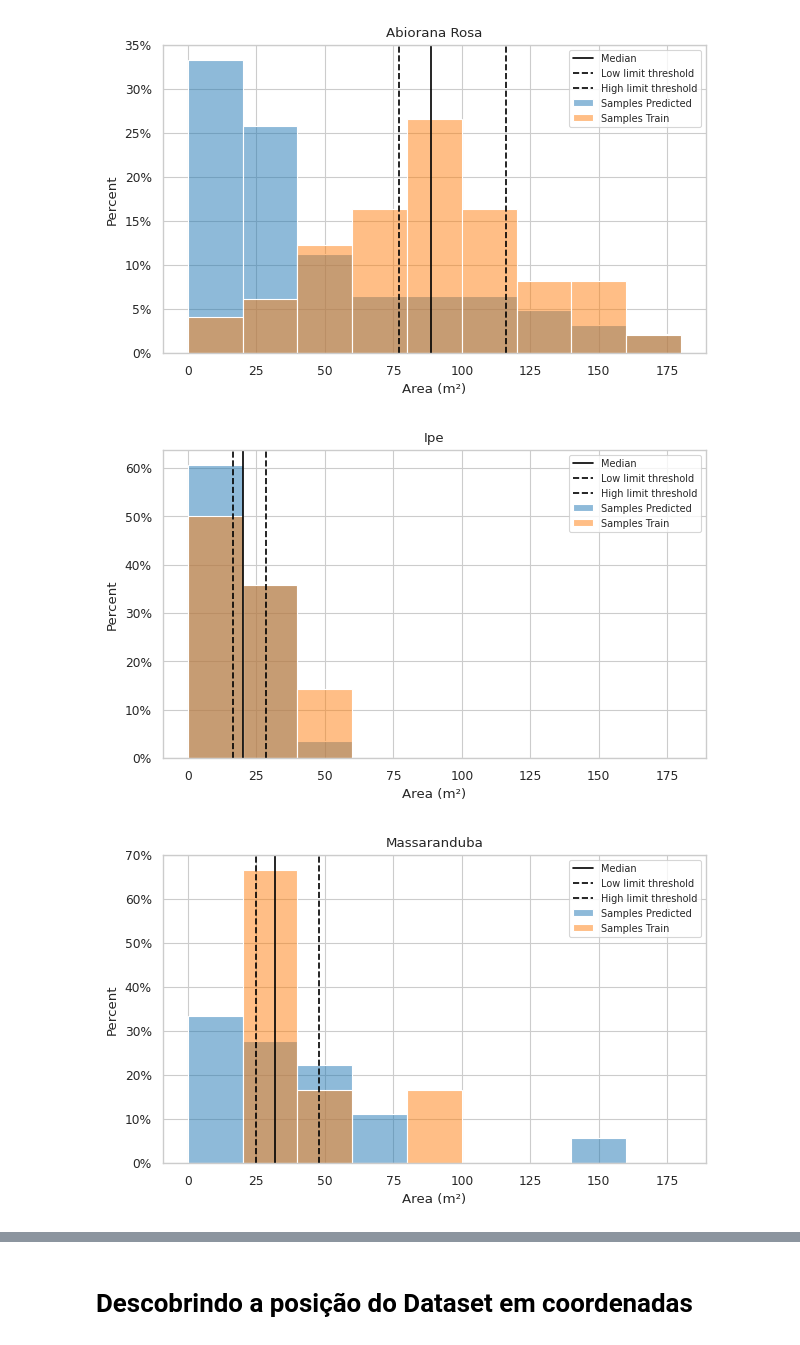
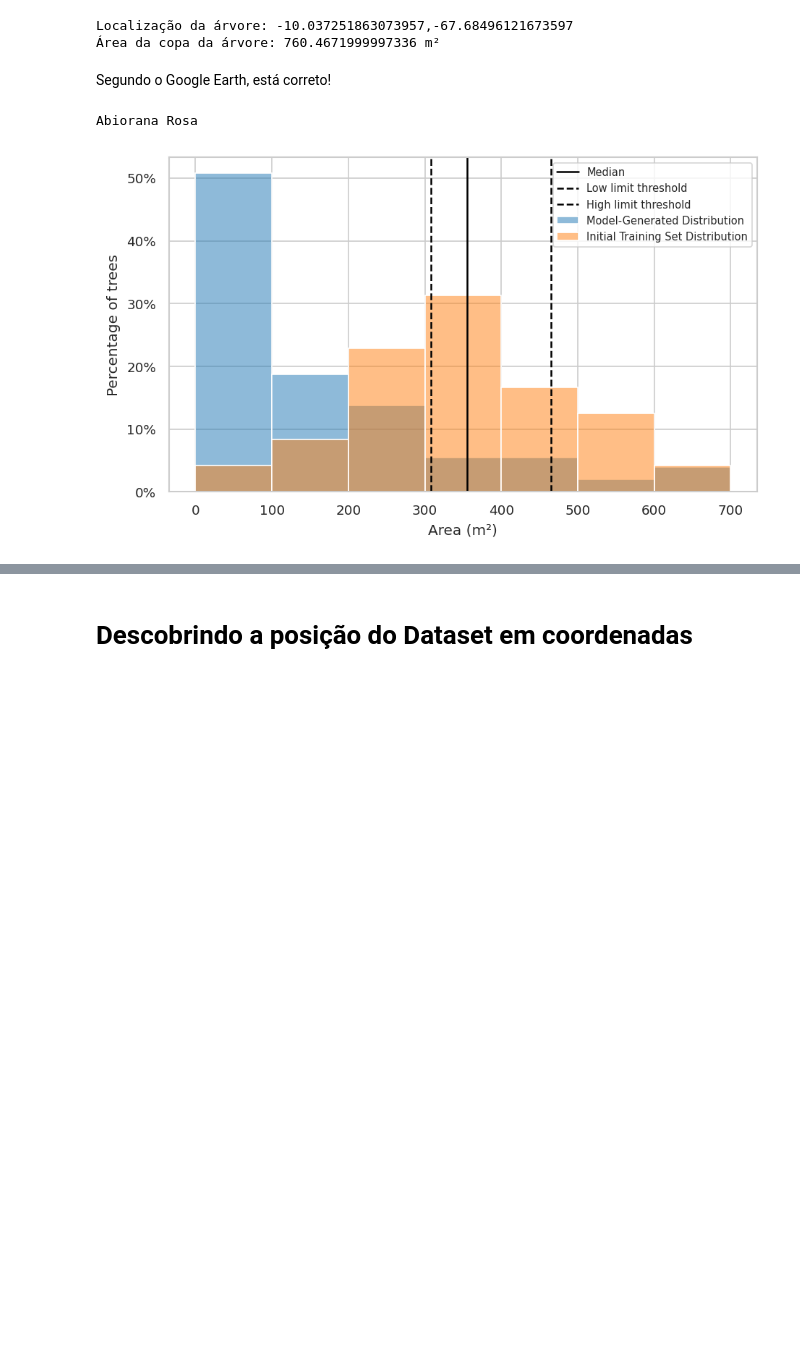
Before and after one commit to Green-AI-Lab-GAIA/multi-task-fcn, a Jupyter notebook: exploration_notebooks/show_comp_selection.ipynb, the cells around one changed output, grey strips where cells are left out. Drawn from its saved outputs; the diff is of its cells as text; code cells hidden in the pictures; blank space fills up the shorter version.

Commit message:
Updated visualization

```diff
--- a/exploration_notebooks/show_comp_selection.ipynb
+++ b/exploration_notebooks/show_comp_selection.ipynb
@@ -236,0 +108,10 @@ train_stats.sort_values("area", ascending=False, inplace=True)
+# %%
+COMP_GT_TRAIN = label(TRAIN_GT)
+comp_new_pred = label(new_pred_map)
+
+new_pred_stats = get_components_stats(comp_new_pred, new_pred_map)
+train_stats = get_components_stats(COMP_GT_TRAIN, TRAIN_GT)
+
+train_stats["tree_name"] = train_stats["tree_type"].map(id_tree)
+train_stats["area_m2"] = train_stats["area"] * pixel_size_x * pixel_size_y
+new_pred_stats["area_m2"] = new_pred_stats["area"] * pixel_size_x * pixel_size_y
@@ -237,6 +140,21 @@ train_stats.sort_values("area", ascending=False, inplace=True)
+# %%
+with rasterio.open(args.train_segmentation_path) as src:
+
+    transfomer = Transformer.from_crs(src.crs, "epsg:4326", always_xy=True)
+
+    x, y = src.xy(selected_itc["centroid-0"].values[0], selected_itc["centroid-1"].values[0])
+
+    x_coord, y_coord = transfomer.transform(x, y)
+    print(f"Localização da árvore: {y_coord},{x_coord}")
+    print("Área da copa da árvore:", selected_itc["area_m2"].values[0], "m²")
+# %% [output]
+Localização da árvore: -10.037251863073957,-67.68496121673597
+Área da copa da árvore: 760.4671999997336 m²
+# %% [markdown]
+Segundo o Google Earth, está correto!
 # %%
 
-for tree_type_num in new_pred_stats["tree_type"].unique():
+for tree_type_num in new_pred_stats["tree_type"].sort_values().unique():
 
     train_stats_area = train_stats[train_stats["tree_type"] == tree_type_num]["area"]* pixel_size_x * pixel_size_y
     new_pred_stats_area = new_pred_stats[new_pred_stats["tree_type"] == tree_type_num]["area"]* pixel_size_x * pixel_size_y
@@ -247,52 +165,49 @@ for tree_type_num in new_pred_stats["tree_type"].unique():
     low_thr = median_train + args.lower_limit_area_rlted_to_tree_type*median_train
     high_thr = median_train + args.upper_limit_area_rlted_to_tree_type*median_train
 
     var = train_stats_area.std()
     low_thr = median_train + args.lower_limit_area_rlted_to_tree_type*var
     high_thr = median_train + args.upper_limit_area_rlted_to_tree_type*var
 
-    fig, ax = plt.subplots(figsize=(7, 4))
-    # plot histogram comparison
+    fig, ax = plt.subplots(figsize=(7, 4), dpi=150)
+    # # plot histogram comparison
     sns.histplot(new_pred_stats_area,
-                 bins=np.arange(0, 200, 20),
-                #  color="red",
+                 bins=np.arange(0, 800, 100),
                  alpha=0.5,
-                 label="Samples Predicted",
+                 label="Model-Generated Distribution",
                  stat="percent",
                  ax=ax)
 
     sns.histplot(train_stats_area,
-                 bins=np.arange(0, 200, 20),
-                #  color="blue",
+                 bins=np.arange(0, 800, 100),
                  alpha=0.5,
-                 label="Samples Train",
+                 label="Initial Training Set Distribution",
                  stat="percent",
                  ax=ax)
 
-    # draw vertical lines
-    # median
+
     ax.axvline(median_train, color="black", linestyle="-", label="Median")
     ax.axvline(low_thr, color="black", linestyle="--", label="Low limit threshold")
     ax.axvline(high_thr, color="black", linestyle="--", label="High limit threshold")
 
-    # set log scale
-    # plt.xscale("log")
+
     ax.set_xlabel("Area (m²)")
+    ax.set_ylabel("Percentage of trees")
 
     # convert y ticks to percentage
     ax.yaxis.set_major_formatter(FuncFormatter(lambda x, _: f"{x:.0f}%"))
 
-    plt.title(f"{id_tree[tree_type_num]}")
+    print(f"{id_tree[tree_type_num]}")
 
     plt.legend(loc='upper right', fontsize=7)
-    plt.savefig(
-        f"figures/area_distribution_{id_tree[tree_type_num]}.png",
-        dpi=120,
-        bbox_inches="tight",
+    # plt.savefig(
+    #     f"figures/area_distribution_{id_tree[tree_type_num]}.png",
+    #     dpi=120,
+    #     bbox_inches="tight",
+    # )
+    plt.show()
 
-    )
-    plt.show()
+    break
 # %% [output]
+Abiorana Rosa
-[figure, old version]
+[figure, new version]
-[figure, removed]
-[figure, removed]
```
Also changed, not shown: parts of 31 cells of this notebook.
